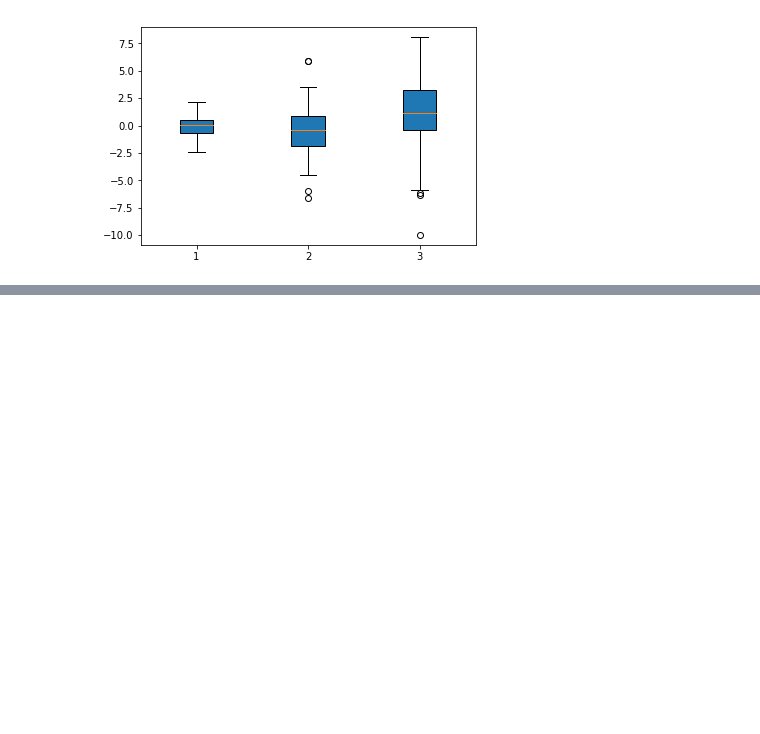
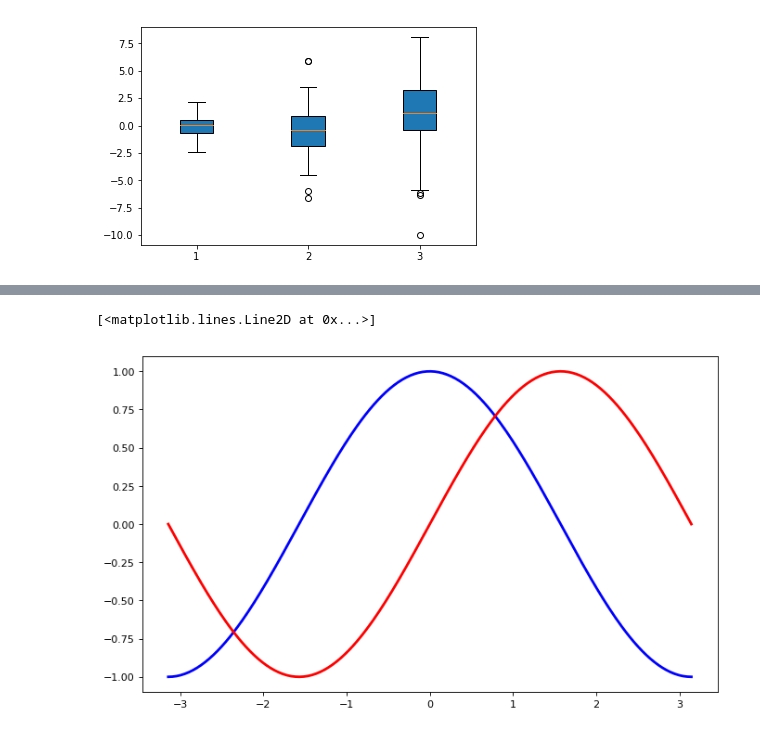
Before and after one commit to dev-pasa/PythonForData, a Jupyter notebook: MatPlotlibForVisual.ipynb, the cells around one changed output, grey strips where cells are left out. Saved outputs shown, nothing was run; the diff lists cells and outputs as text; code cells hidden in the pictures; blank space fills up the shorter version.

```diff
--- a/MatPlotlibForVisual.ipynb
+++ b/MatPlotlibForVisual.ipynb
@@ -251,0 +265,7 @@ plt.boxplot(data, vert = True, patch_artist=True);
+# %%
+plt.figure(figsize=(10,6), dpi=80)
+plt.plot(Y, C, color="blue", linewidth=2.5, linestyle="-")
+plt.plot(Y, S, color="red",  linewidth=2.5, linestyle="-")
+# %% [output]
+[<matplotlib.lines.Line2D at 0x...>]
+[figure, added]
```
Also changed, not shown: parts of 12 cells of this notebook.
